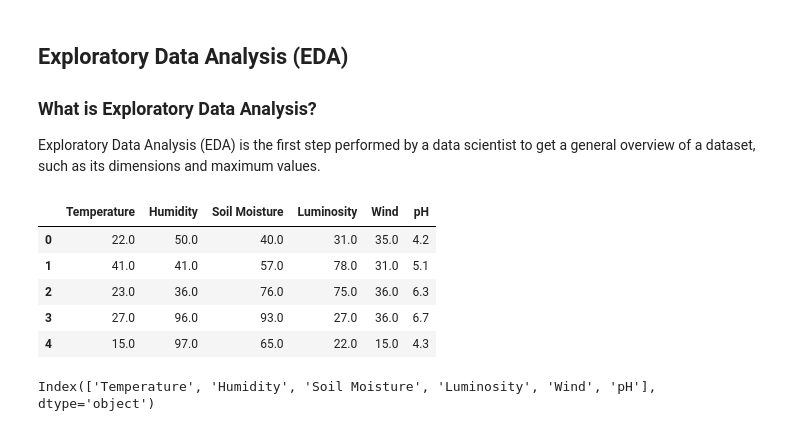
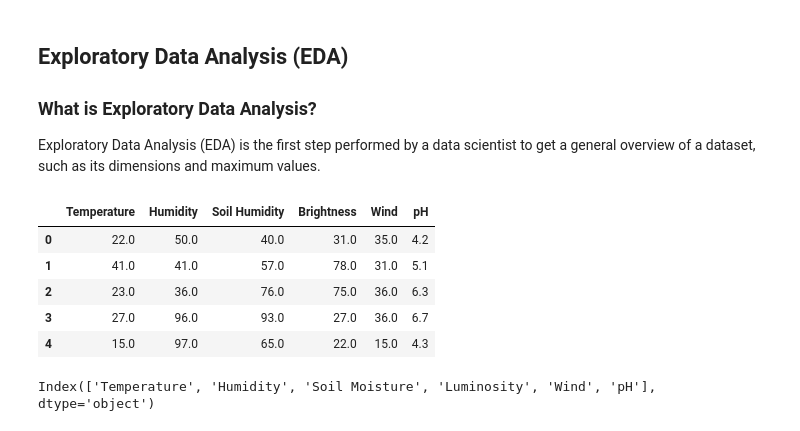
Before and after one commit to MauricioASG/IA13_Dataset_U1, a Jupyter notebook: invernadero.ipynb, the cells around one changed output. Saved outputs shown, nothing was run; the diff lists cells and outputs as text; code cells hidden in the pictures.

```diff
--- a/invernadero.ipynb
+++ b/invernadero.ipynb
@@ -27,12 +27,12 @@ df.head()
 Exploratory Data Analysis (EDA) is the first step performed by a data scientist to get a general overview of a dataset, such as its dimensions and maximum values.
 # %%
 # Add titles to the dataset columns
-lista = ['Temperature', 'Humidity', 'Soil Moisture', 'Luminosity', 'Wind', 'pH']
+lista = ['Temperature', 'Humidity', 'Soil Humidity', 'Brightness', 'Wind', 'pH']
 # Assign the list to the dataset columns
 df.columns = lista
 df.head()
 # %% [output]
-|  | Temperature | Humidity | Soil Moisture | Luminosity | Wind | pH |
+|  | Temperature | Humidity | Soil Humidity | Brightness | Wind | pH |
 | 0 | 22.0 | 50.0 | 40.0 | 31.0 | 35.0 | 4.2 |
 | 1 | 41.0 | 41.0 | 57.0 | 78.0 | 31.0 | 5.1 |
 | 2 | 23.0 | 36.0 | 76.0 | 75.0 | 36.0 | 6.3 |
```
Also changed, not shown: parts of 23 cells of this notebook, 1 other file.
